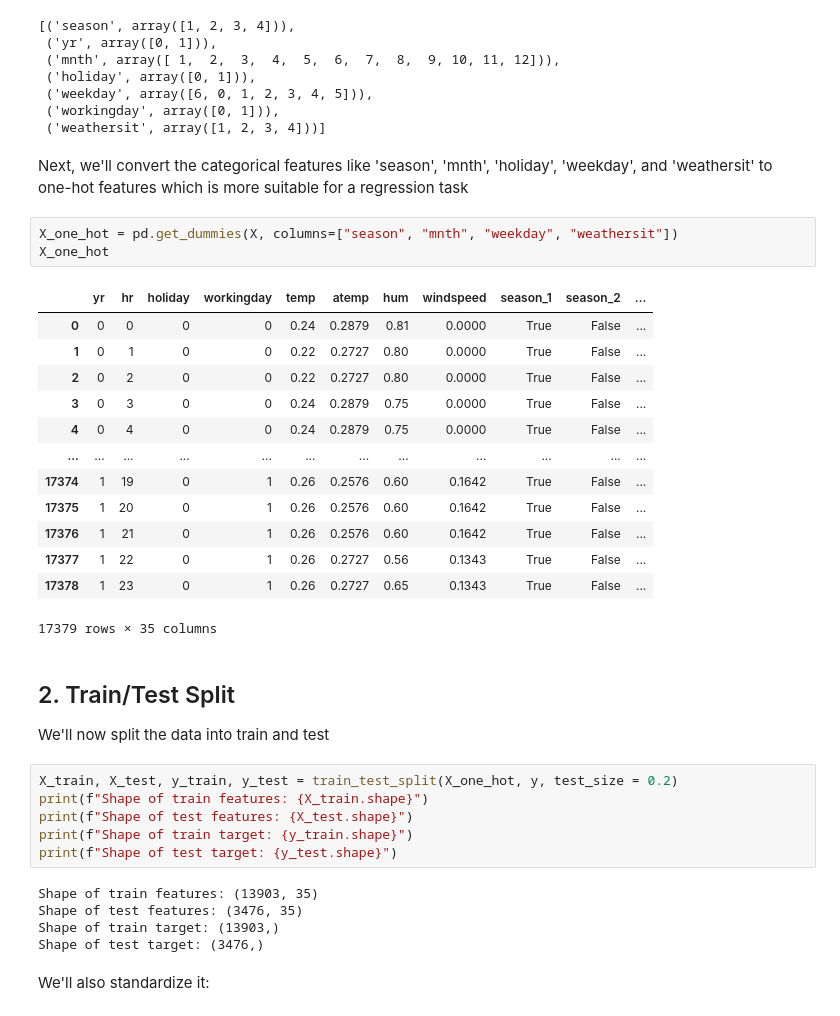
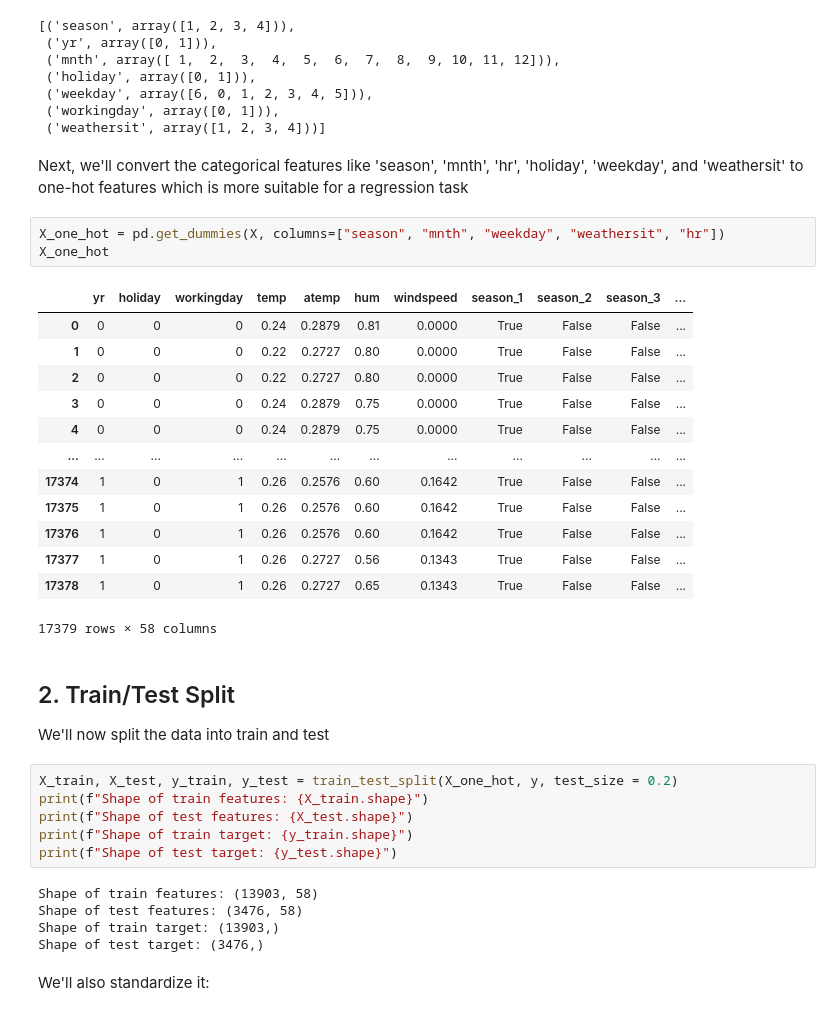
Before and after one commit to jellyfish2004/DA5401-Assignment-8, a Jupyter notebook: assignment-8.ipynb, the cells around one changed output. Saved outputs shown, nothing was run; the diff lists cells and outputs as text.

Commit message:
categorical encoding for hr column

```diff
--- a/assignment-8.ipynb
+++ b/assignment-8.ipynb
@@ -79,24 +79,24 @@ Name: cnt, Length: 17379, dtype: int64
  ('workingday', array([0, 1])),
  ('weathersit', array([1, 2, 3, 4]))]
 # %% [markdown]
-Next, we'll convert the categorical features like 'season', 'mnth', 'holiday', 'weekday', and 'weathersit' to one-hot features which is more suitable for a regression task
+Next, we'll convert the categorical features like 'season', 'mnth', 'hr', 'holiday', 'weekday', and 'weathersit' to one-hot features which is more suitable for a regression task
 # %%
-X_one_hot = pd.get_dummies(X, columns=["season", "mnth", "weekday", "weathersit"])
+X_one_hot = pd.get_dummies(X, columns=["season", "mnth", "weekday", "weathersit", "hr"])
 X_one_hot
 # %% [output]
-|  | yr | hr | holiday | workingday | temp | atemp | hum | windspeed | season_1 | season_2 | ... |
-| 0 | 0 | 0 | 0 | 0 | 0.24 | 0.2879 | 0.81 | 0.0000 | True | False | ... |
-| 1 | 0 | 1 | 0 | 0 | 0.22 | 0.2727 | 0.80 | 0.0000 | True | False | ... |
-| 2 | 0 | 2 | 0 | 0 | 0.22 | 0.2727 | 0.80 | 0.0000 | True | False | ... |
-| 3 | 0 | 3 | 0 | 0 | 0.24 | 0.2879 | 0.75 | 0.0000 | True | False | ... |
-| 4 | 0 | 4 | 0 | 0 | 0.24 | 0.2879 | 0.75 | 0.0000 | True | False | ... |
+|  | yr | holiday | workingday | temp | atemp | hum | windspeed | season_1 | season_2 | season_3 | ... |
+| 0 | 0 | 0 | 0 | 0.24 | 0.2879 | 0.81 | 0.0000 | True | False | False | ... |
+| 1 | 0 | 0 | 0 | 0.22 | 0.2727 | 0.80 | 0.0000 | True | False | False | ... |
+| 2 | 0 | 0 | 0 | 0.22 | 0.2727 | 0.80 | 0.0000 | True | False | False | ... |
+| 3 | 0 | 0 | 0 | 0.24 | 0.2879 | 0.75 | 0.0000 | True | False | False | ... |
+| 4 | 0 | 0 | 0 | 0.24 | 0.2879 | 0.75 | 0.0000 | True | False | False | ... |
 | ... | ... | ... | ... | ... | ... | ... | ... | ... | ... | ... | ... |
-| 17374 | 1 | 19 | 0 | 1 | 0.26 | 0.2576 | 0.60 | 0.1642 | True | False | ... |
-| 17375 | 1 | 20 | 0 | 1 | 0.26 | 0.2576 | 0.60 | 0.1642 | True | False | ... |
-| 17376 | 1 | 21 | 0 | 1 | 0.26 | 0.2576 | 0.60 | 0.1642 | True | False | ... |
-| 17377 | 1 | 22 | 0 | 1 | 0.26 | 0.2727 | 0.56 | 0.1343 | True | False | ... |
-| 17378 | 1 | 23 | 0 | 1 | 0.26 | 0.2727 | 0.65 | 0.1343 | True | False | ... |
+| 17374 | 1 | 0 | 1 | 0.26 | 0.2576 | 0.60 | 0.1642 | True | False | False | ... |
+| 17375 | 1 | 0 | 1 | 0.26 | 0.2576 | 0.60 | 0.1642 | True | False | False | ... |
+| 17376 | 1 | 0 | 1 | 0.26 | 0.2576 | 0.60 | 0.1642 | True | False | False | ... |
+| 17377 | 1 | 0 | 1 | 0.26 | 0.2727 | 0.56 | 0.1343 | True | False | False | ... |
+| 17378 | 1 | 0 | 1 | 0.26 | 0.2727 | 0.65 | 0.1343 | True | False | False | ... |
-17379 rows × 35 columns
+17379 rows × 58 columns
 # %% [markdown]
 ## 2. Train/Test Split
 We'll now split the data into train and test
@@ -107,8 +107,8 @@ print(f"Shape of test features: {X_test.shape}")
 print(f"Shape of train target: {y_train.shape}")
 print(f"Shape of test target: {y_test.shape}")
 # %% [output]
-Shape of train features: (13903, 35)
-Shape of test features: (3476, 35)
+Shape of train features: (13903, 58)
+Shape of test features: (3476, 58)
 Shape of train target: (13903,)
 Shape of test target: (3476,)
 # %% [markdown]
```
Also changed, not shown: parts of 9 cells of this notebook.
